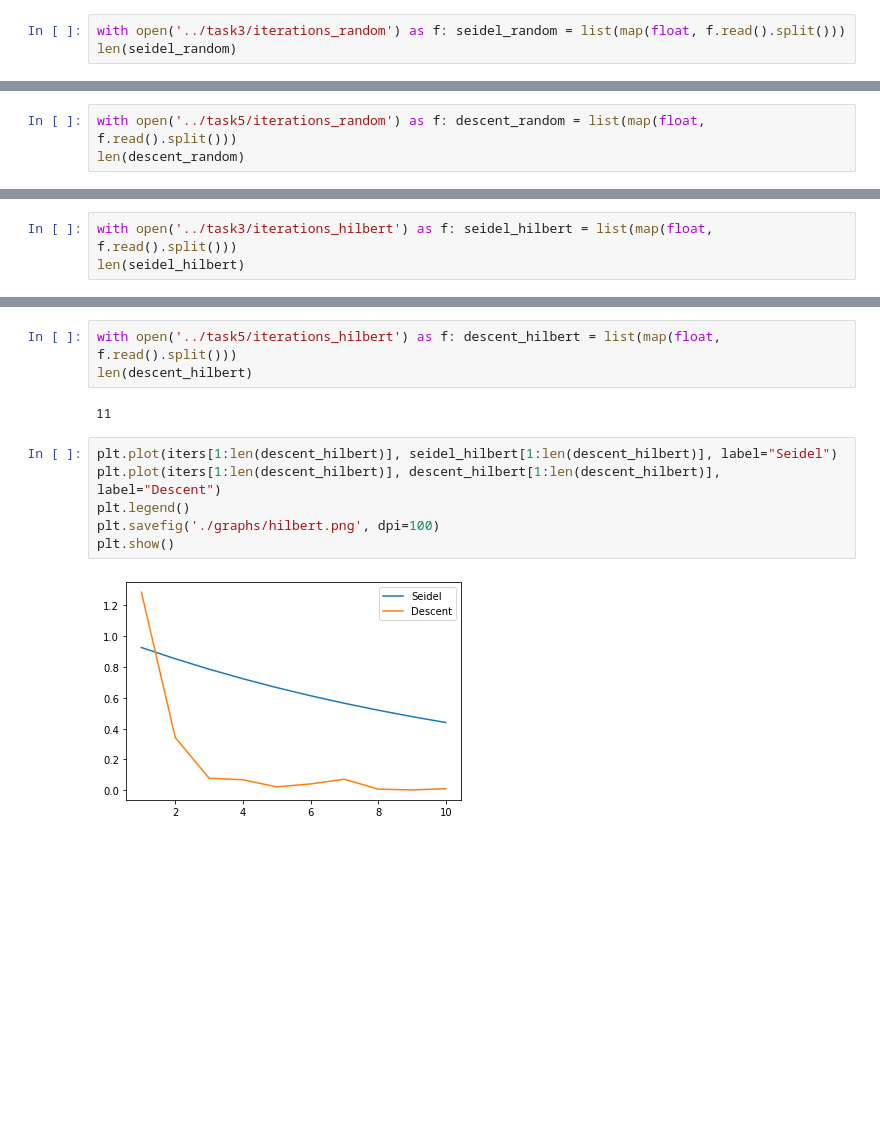
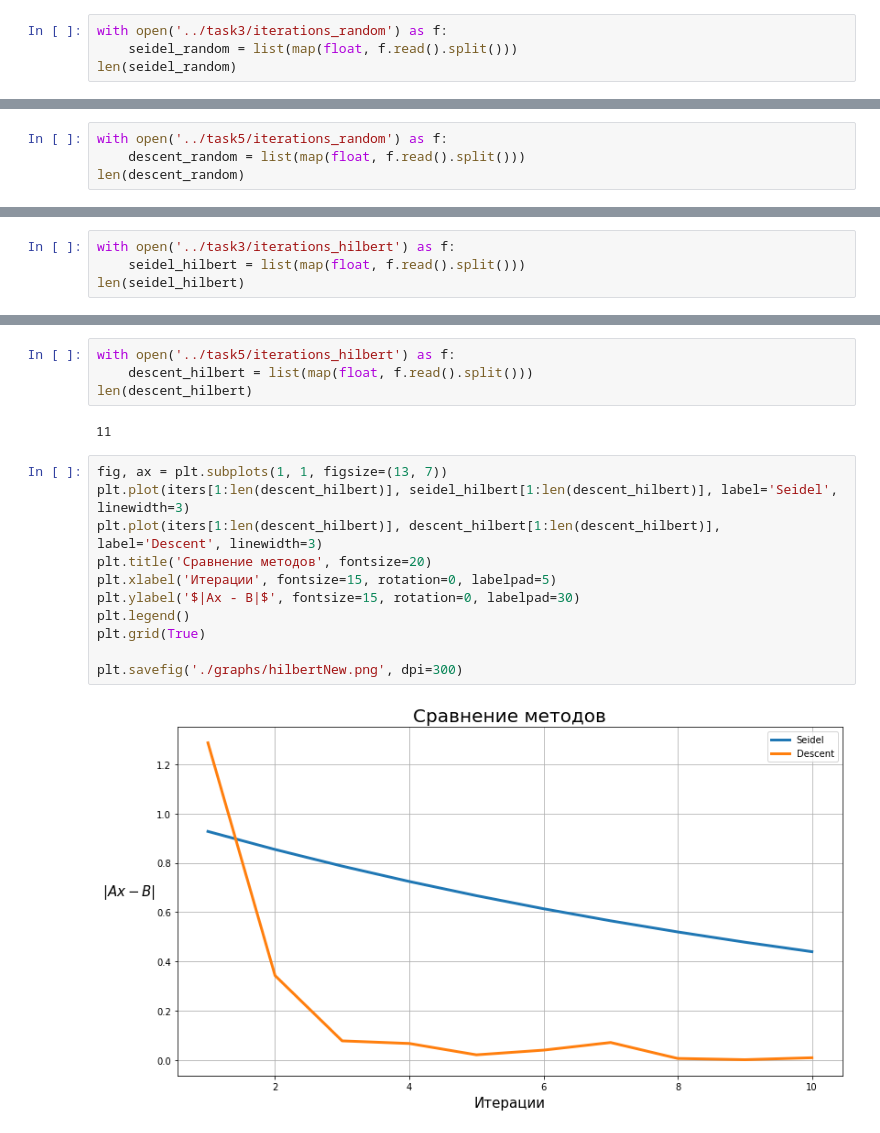
Before and after one commit to hazzus/numanal-hw2, a Jupyter notebook: vis/Graphs.ipynb, the cells around one changed output, grey strips where cells are left out. Drawn from its saved outputs; the diff is of its cells as text; blank space fills up the shorter version.

```diff
--- a/vis/Graphs.ipynb
+++ b/vis/Graphs.ipynb
@@ -38,10 +67,12 @@ plt.show()
 # %%
-with open('../task3/iterations_random') as f: seidel_random = list(map(float, f.read().split()))
+with open('../task3/iterations_random') as f:
+    seidel_random = list(map(float, f.read().split()))
 len(seidel_random)
 # %% [output]
 414
 # %%
-with open('../task5/iterations_random') as f: descent_random = list(map(float, f.read().split()))
+with open('../task5/iterations_random') as f:
+    descent_random = list(map(float, f.read().split()))
 len(descent_random)
 # %% [output]
 11
@@ -56,18 +93,25 @@ plt.show()
 # %%
-with open('../task3/iterations_hilbert') as f: seidel_hilbert = list(map(float, f.read().split()))
+with open('../task3/iterations_hilbert') as f:
+    seidel_hilbert = list(map(float, f.read().split()))
 len(seidel_hilbert)
 # %% [output]
 307
 # %%
-with open('../task5/iterations_hilbert') as f: descent_hilbert = list(map(float, f.read().split()))
+with open('../task5/iterations_hilbert') as f:
+    descent_hilbert = list(map(float, f.read().split()))
 len(descent_hilbert)
 # %% [output]
 11
 # %%
-plt.plot(iters[1:len(descent_hilbert)], seidel_hilbert[1:len(descent_hilbert)], label="Seidel")
-plt.plot(iters[1:len(descent_hilbert)], descent_hilbert[1:len(descent_hilbert)], label="Descent")
+fig, ax = plt.subplots(1, 1, figsize=(13, 7))
+plt.plot(iters[1:len(descent_hilbert)], seidel_hilbert[1:len(descent_hilbert)], label='Seidel', linewidth=3)
+plt.plot(iters[1:len(descent_hilbert)], descent_hilbert[1:len(descent_hilbert)], label='Descent', linewidth=3)
+plt.title('Сравнение методов', fontsize=20)
+plt.xlabel('Итерации', fontsize=15, rotation=0, labelpad=5)
+plt.ylabel('$|Ax - B|$', fontsize=15, rotation=0, labelpad=30)
 plt.legend()
-plt.savefig('./graphs/hilbert.png', dpi=100)
-plt.show()
+plt.grid(True)
+
+plt.savefig('./graphs/hilbertNew.png', dpi=300)
 # %% [output]
-[figure, old version]
+[figure, new version]
```
Also changed, not shown: parts of 10 cells of this notebook, 3 other files.
